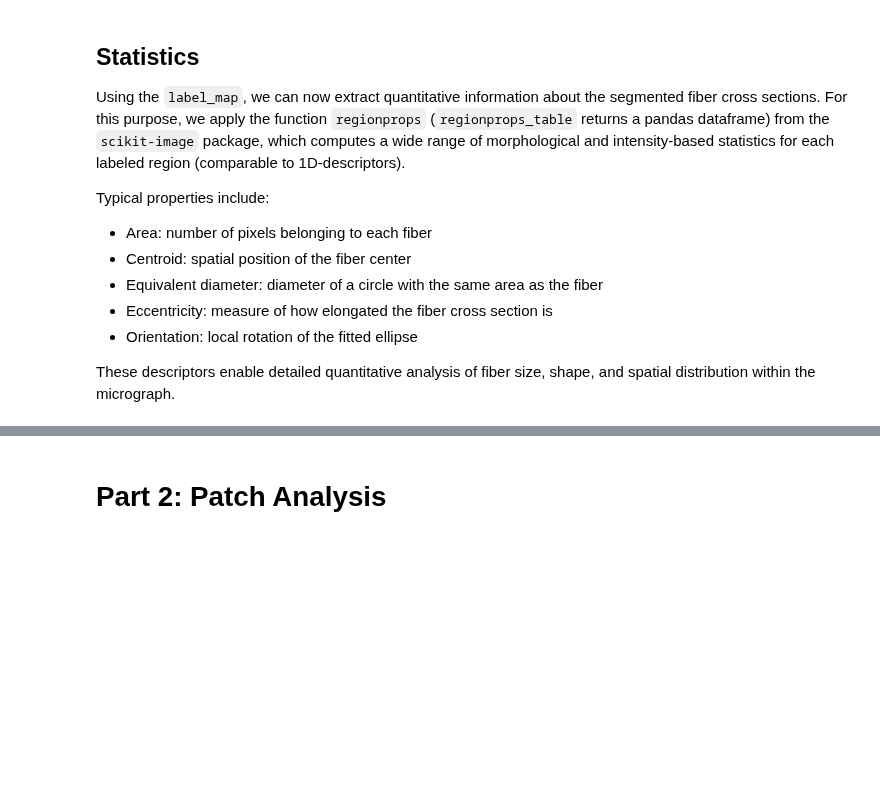
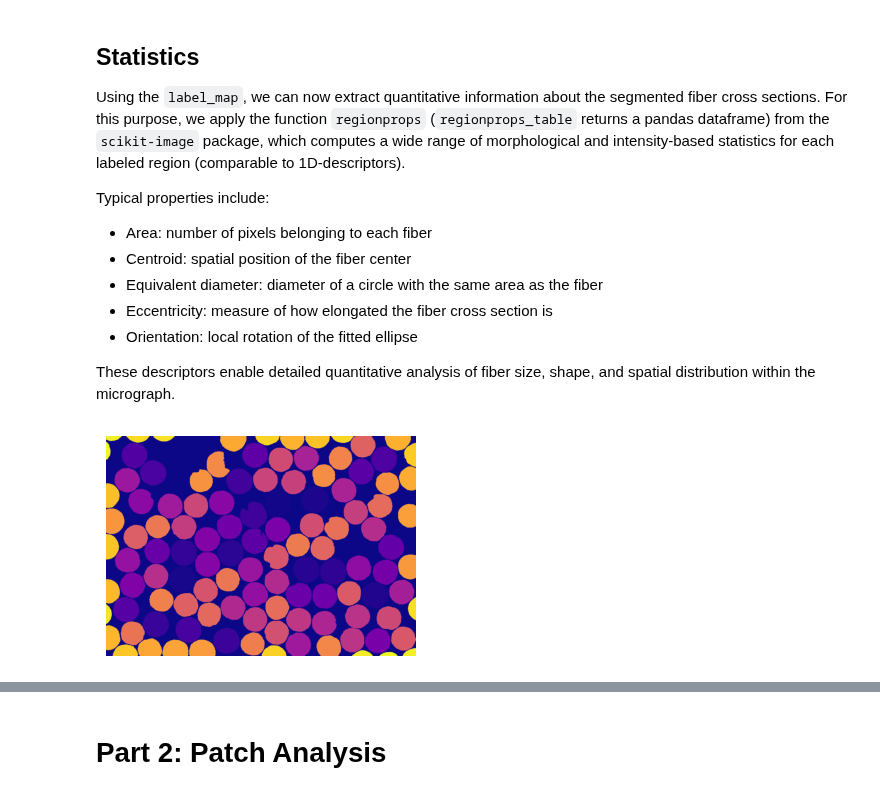
Before and after one commit to choROPeNt/segment-anything-2, a Jupyter notebook: notebooks/colab_analysis.ipynb, the cells around one changed output, grey strips where cells are left out. Cells and saved outputs as stored; diff of their text form; code cells hidden in the pictures; blank space fills up the shorter version.

```diff
--- a/notebooks/colab_analysis.ipynb
+++ b/notebooks/colab_analysis.ipynb
@@ -273,13 +313,15 @@ def masks_to_labelmap(masks, image_shape):
 # %%
 image_shape = image_np.shape[:2]
 
-label_map = masks_to_labelmap(masks,image_shape)
+label_map = masks_to_labelmap(sorted_masks,image_shape)
 
 # Display some results
 plt.figure(figsize=(4, 4))
 plt.imshow(label_map,cmap="plasma")
 plt.axis('off')
 plt.show()
+# %% [output]
+[figure, added]
 # %%
 # Compute region properties from the label map
 result_dict = regionprops_table(
```
Also changed, not shown: parts of 17 cells of this notebook.
